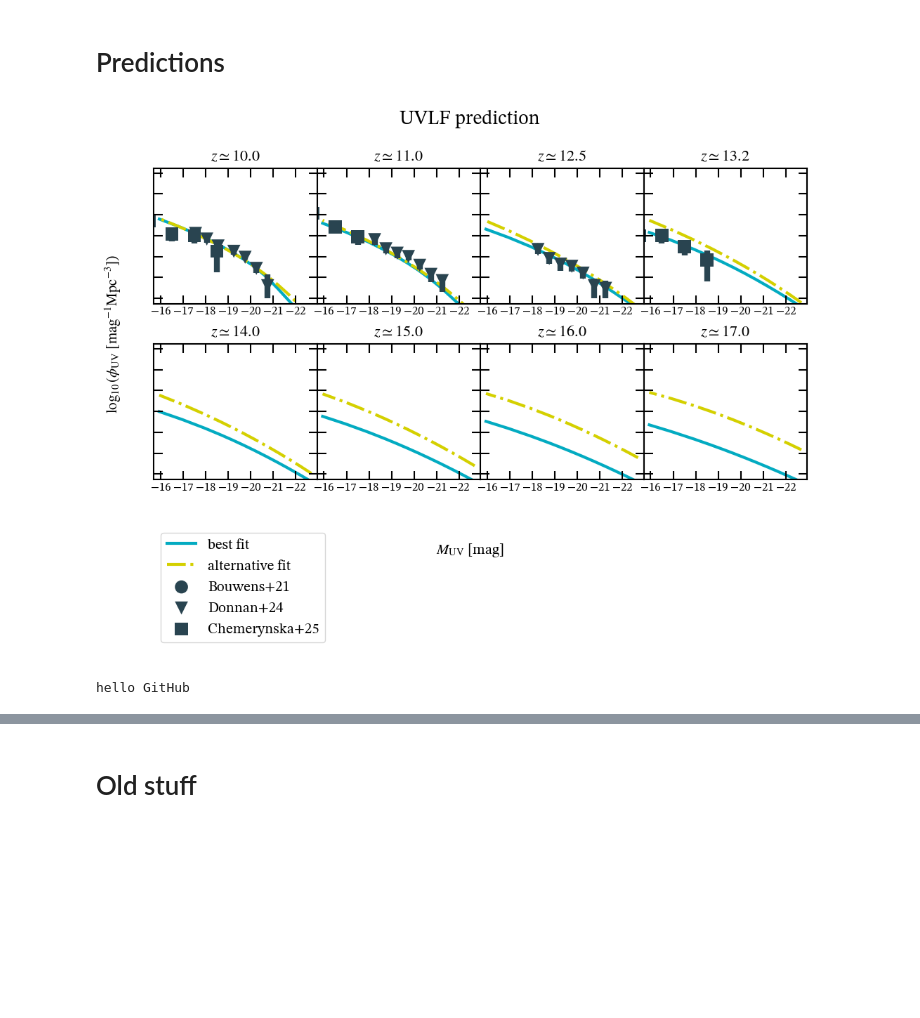
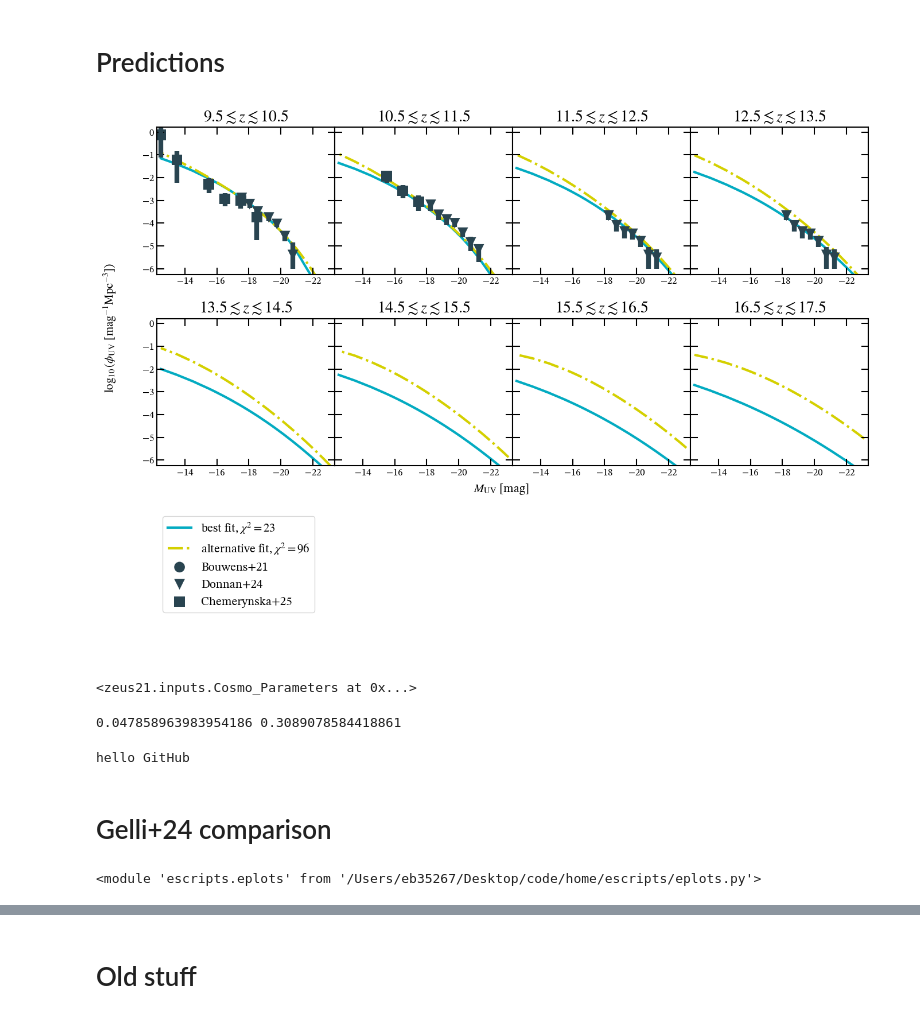
Before and after one commit to ebregou/modeling_stochasticity, a Jupyter notebook: notebooks/visualize_results.ipynb, the cells around one changed output, grey strips where cells are left out. Drawn from its saved outputs; the diff is of its cells as text; code cells hidden in the pictures; blank space fills up the shorter version.

```diff
--- a/notebooks/visualize_results.ipynb
+++ b/notebooks/visualize_results.ipynb
@@ -19,15 +20,15 @@ import corner
 import matplotlib.style as mpls
 # %%
 file_names = ['/Users/eb35267/Desktop/code/home/data/Bouwens2021_low_z.txt',
-              '/Users/eb35267/Desktop/code/home/data/Donnan24_limit_z.txt',
-              '/Users/eb35267/Desktop/code/home/data/Chemerynska+25.txt']
-data_labels = ['Bouwens+21', 'Donnan+24', 'Chemerynska+25', 'wrong dz']
+              '/Users/eb35267/Desktop/code/home/data/Donnan24_limit_z.txt',]
+data_labels = ['Bouwens+21', 'Donnan+24']
 sorted_data = edata.get_sorted(file_names, data_labels)
 # %%
 params = eMCMC.build_param_data({'beta': {'fit':False, 'value': -0.54}, 'dbetadz': {'fit': False, 'value':0}})
 # %%
-best_fit = [0.87, 0.05, 11.71, 0, -0.98, -0.05, 0.17, 0.17, -0.86]
-other_fit = [.6, -0.03, 12, 0.08, -0.98, -0.05, 0.17, 0.3, 0]
+all_param_fit = [0.88, 0.06, 11.7, 0, -0.98, -0.05, 0.18, 0.17, -0.89]
+no_z_ev = [0.82, -0.03, 12.38, 0.16, -0.91, -0.03, 0.89, 0, -0.77]
+no_m_ev = [0.6, -0.02, 12.04, 0.09, -0.93, -0.04, 0.23, 0.26, 0]
 # %%
 my_UVLF = eMCMC.UVLF(sorted_data, params)
 # %% [markdown]
@@ -399,6 +551,14 @@ def make_prediction(my_UVLF, z_plot, comparison_fits = [], comparison_labels = [
+# %%
+importlib.reload(eMCMC)
+my_UVLF = eMCMC.UVLF(sorted_data, params)
 # %%
-z_plot = [10, 11, 12.5, 13.25, 14, 15, 16, 17]
-fig = make_prediction(my_UVLF, z_plot, comparison_fits = [best_fit, other_fit],
-                               comparison_labels = [r'best fit', 'alternative fit'], ncols = 4)
+z_plot = np.array([10, 11, 12, 13, 14, 15, 16, 17])
+z_errs = np.full(len(z_plot), 0.5)
+fig = evolving_UVLF_fit(my_UVLF, z_plot = z_plot, z_errs = z_errs, comparison_fits = [best_fit, other_fit],
+                               comparison_labels = [r'best fit', 'alternative fit'], ncols = 4, plot_from_chain = False)
 # %% [output]
-[figure, old version]
+[figure, new version]
+# %%
+my_UVLF.CosmoP
+# %% [output]
+<zeus21.inputs.Cosmo_Parameters at 0x...>
@@ -404,0 +572,4 @@ fig = make_prediction(my_UVLF, z_plot, comparison_fits = [best_fit, other_fit],
+# %%
+print(Omega_b, Omega_m)
+# %% [output]
+0.047858963983954186 0.3089078584418861
@@ -406,3 +579,5 @@ fig = make_prediction(my_UVLF, z_plot, comparison_fits = [best_fit, other_fit],
 print('hello GitHub')
 # %% [output]
 hello GitHub
+# %% [markdown]
+# Gelli+24 comparison
@@ -408,0 +624,4 @@ hello GitHub
+# %%
+importlib.reload(eplots)
+# %% [output]
+<module 'escripts.eplots' from '/Users/eb35267/Desktop/code/home/escripts/eplots.py'>
```
Also changed, not shown: parts of 19 cells of this notebook, 11 other files.
